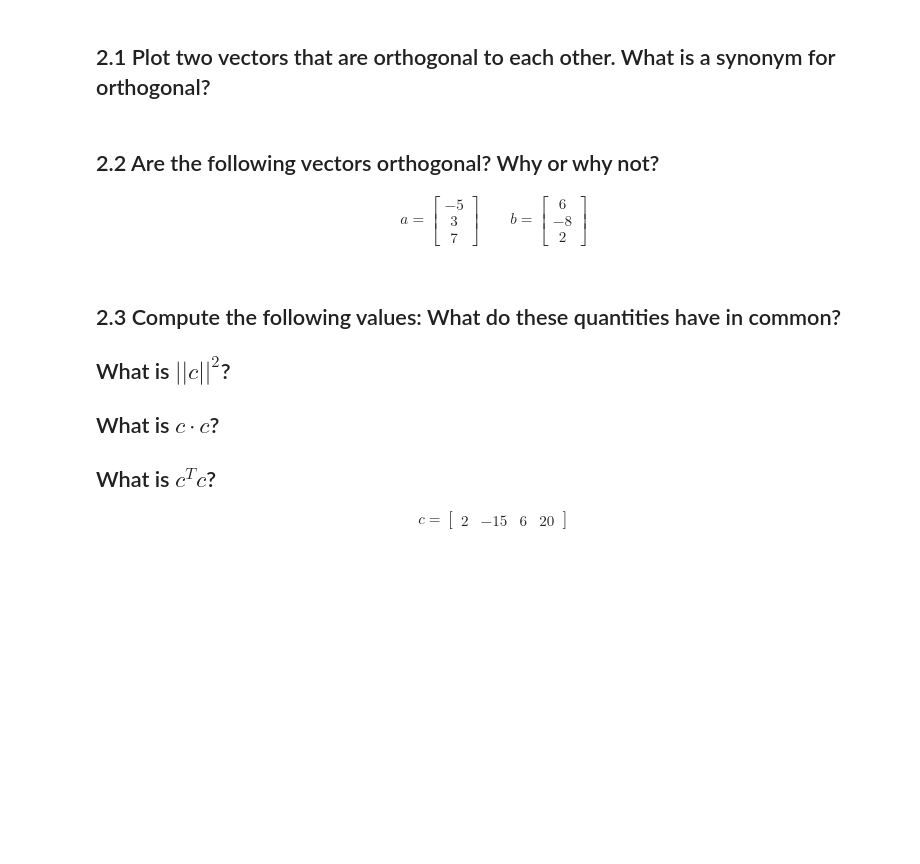
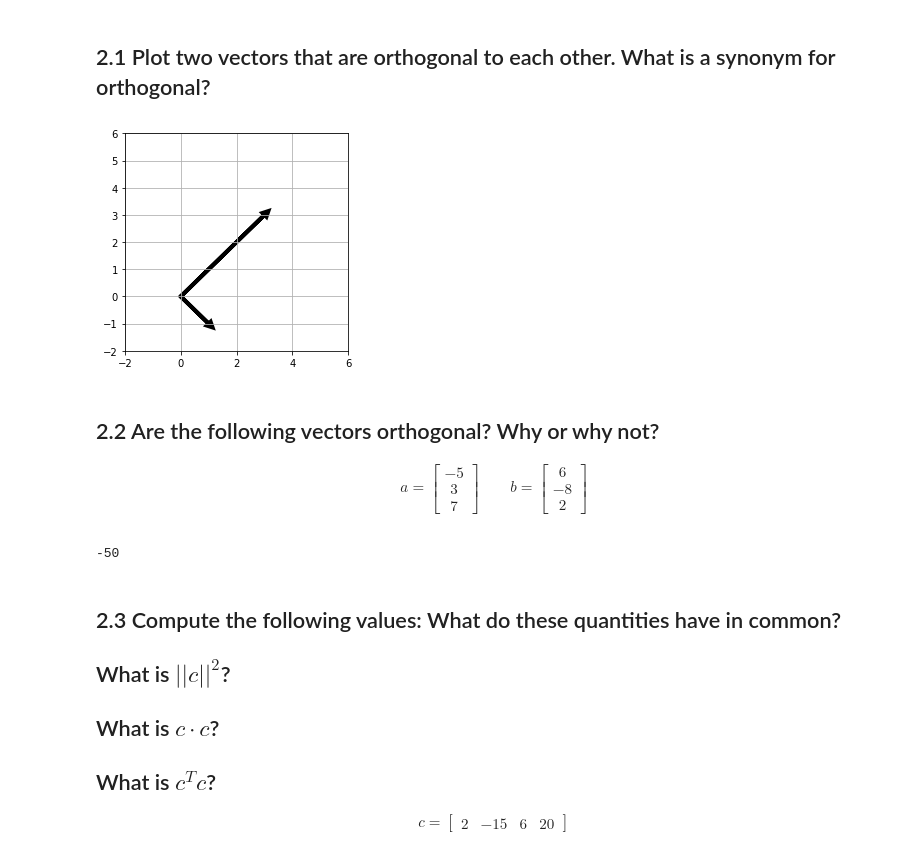
Before and after one commit to raklives/DS-Unit-1-Sprint-3-Linear-Algebra, a Jupyter notebook: module2-intermediate-linear-algebra/LS_DS_132_Intermediate_Linear_Algebra_Assignment.ipynb, the cells around one changed output. Cells and saved outputs as stored; diff of their text form; code cells hidden in the pictures; blank space fills up the shorter version.

```diff
--- a/module2-intermediate-linear-algebra/LS_DS_132_Intermediate_Linear_Algebra_Assignment.ipynb
+++ b/module2-intermediate-linear-algebra/LS_DS_132_Intermediate_Linear_Algebra_Assignment.ipynb
@@ -158,3 +174,20 @@ titanic.cov()
+# %%
+# vectors
+vector_1 = [3,3]
+vector_2 = [1,-1]
+# %%
+# plot both vectors
+fig, ax = plt.subplots(figsize=(4,4))
+ax.grid()
+plt.xlim(-2,6)
+plt.ylim(-2,6)
+
+# plot the vectors
+for vect in [vector_1, vector_2]:
+  plt.arrow(0,0, vect[0], vect[1], head_width=.2, head_length=.2, linewidth=4)
+plt.show()
+# %% [output]
+[figure, added]
 # %% [markdown]
 ## 2.2 Are the following vectors orthogonal? Why or why not?
 
@@ -166,3 +203,10 @@ b = \begin{bmatrix} 6 \\ -8 \\ 2 \end{bmatrix}
+# %%
+# check using dot menthod
+np.dot(a,b)
+
+# they are not orthogonal. dot product does not equal 0
+# %% [output]
+-50
 # %% [markdown]
 ## 2.3 Compute the following values: What do these quantities have in common?
 
```
Also changed, not shown: parts of 5 cells of this notebook.
